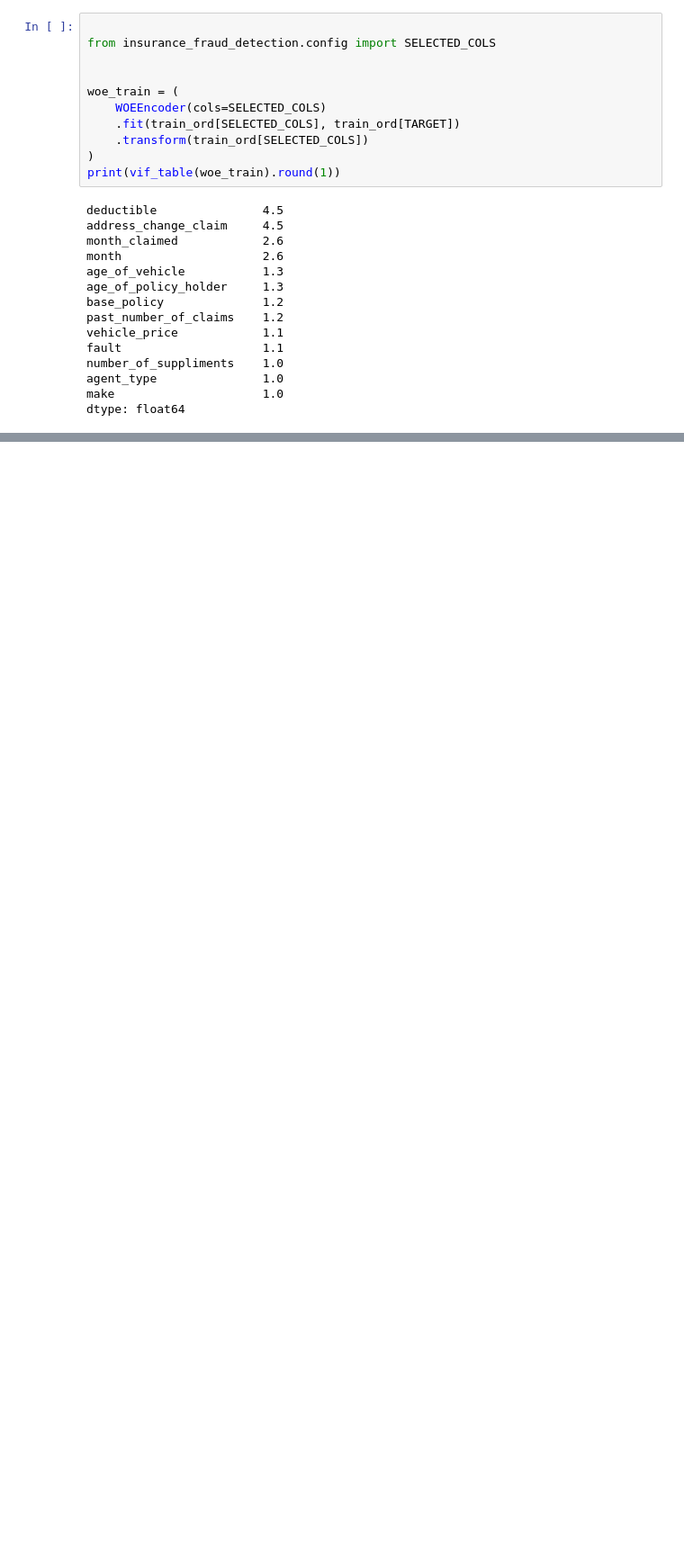
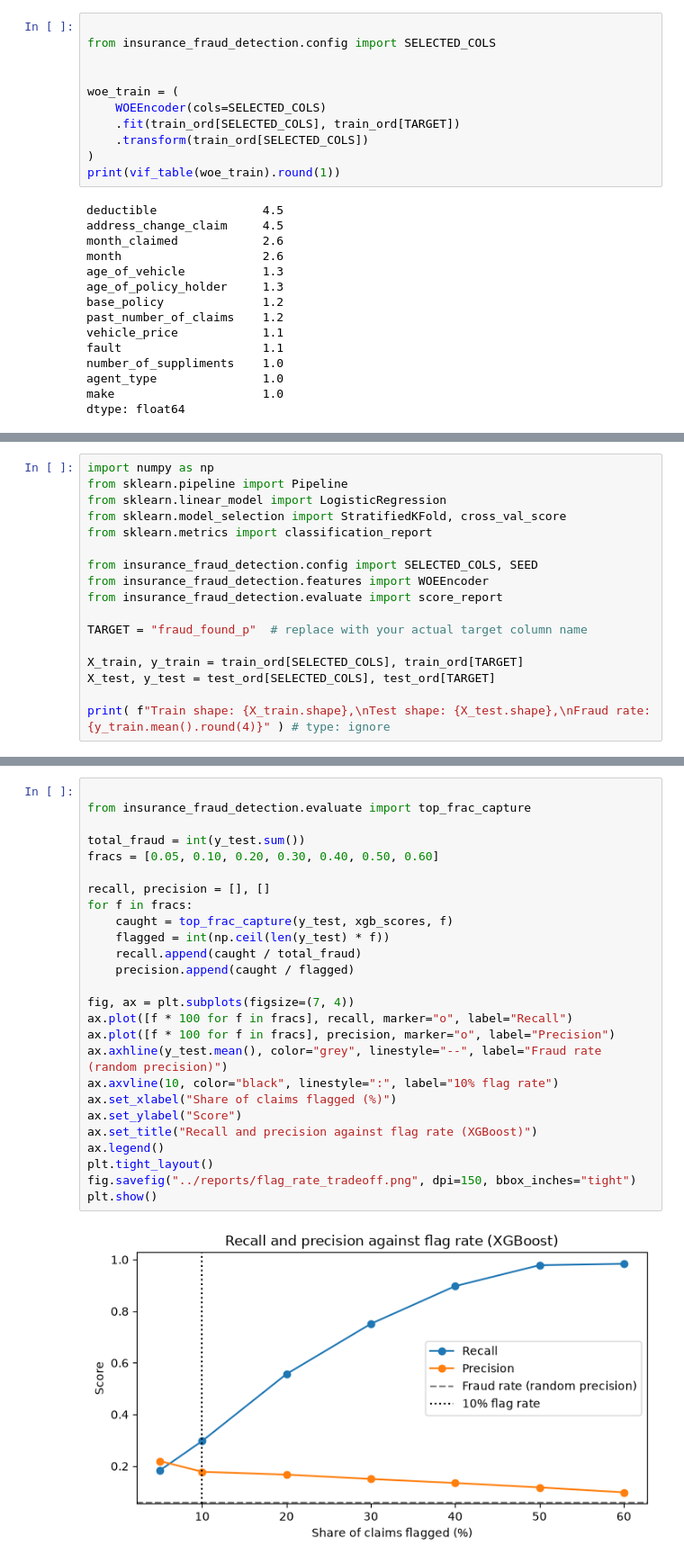
Before and after one commit to roy-tanmay/Insurance-Fraud-Detection, a Jupyter notebook: Notebook/02_fraud_modeling_and_evaluation.ipynb, the cells around one changed output, grey strips where cells are left out. Shown at 90% size. Cells and saved outputs as stored; diff of their text form; blank space fills up the shorter version.

```diff
--- a/Notebook/02_fraud_modeling_and_evaluation.ipynb
+++ b/Notebook/02_fraud_modeling_and_evaluation.ipynb
@@ -115,0 +122,17 @@ dtype: float64
+# %%
+import numpy as np
+from sklearn.pipeline import Pipeline
+from sklearn.linear_model import LogisticRegression
+from sklearn.model_selection import StratifiedKFold, cross_val_score
+from sklearn.metrics import classification_report
+
+from insurance_fraud_detection.config import SELECTED_COLS, SEED
+from insurance_fraud_detection.features import WOEEncoder
+from insurance_fraud_detection.evaluate import score_report
+
+TARGET = "fraud_found_p"  # replace with your actual target column name
+
+X_train, y_train = train_ord[SELECTED_COLS], train_ord[TARGET]
+X_test, y_test = test_ord[SELECTED_COLS], test_ord[TARGET]
+
+print( f"Train shape: {X_train.shape},\nTest shape: {X_test.shape},\nFraud rate: {y_train.mean().round(4)}" ) # type: ignore
@@ -115,0 +323,28 @@ dtype: float64
+# %%
+
+from insurance_fraud_detection.evaluate import top_frac_capture
+
+total_fraud = int(y_test.sum())
+fracs = [0.05, 0.10, 0.20, 0.30, 0.40, 0.50, 0.60]
+
+recall, precision = [], []
+for f in fracs:
+    caught = top_frac_capture(y_test, xgb_scores, f)
+    flagged = int(np.ceil(len(y_test) * f))
+    recall.append(caught / total_fraud)
+    precision.append(caught / flagged)
+
+fig, ax = plt.subplots(figsize=(7, 4))
+ax.plot([f * 100 for f in fracs], recall, marker="o", label="Recall")
+ax.plot([f * 100 for f in fracs], precision, marker="o", label="Precision")
+ax.axhline(y_test.mean(), color="grey", linestyle="--", label="Fraud rate (random precision)")
+ax.axvline(10, color="black", linestyle=":", label="10% flag rate")
+ax.set_xlabel("Share of claims flagged (%)")
+ax.set_ylabel("Score")
+ax.set_title("Recall and precision against flag rate (XGBoost)")
+ax.legend()
+plt.tight_layout()
+fig.savefig("../reports/flag_rate_tradeoff.png", dpi=150, bbox_inches="tight")
+plt.show()
+# %% [output]
+[figure, added]
```
Also changed, not shown: parts of 20 cells of this notebook, 10 other files.
